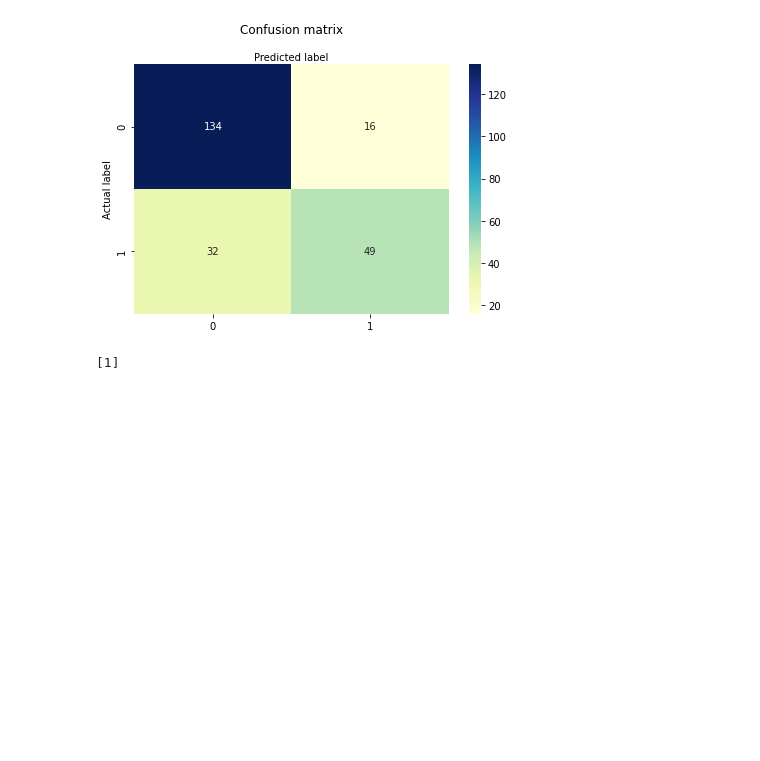
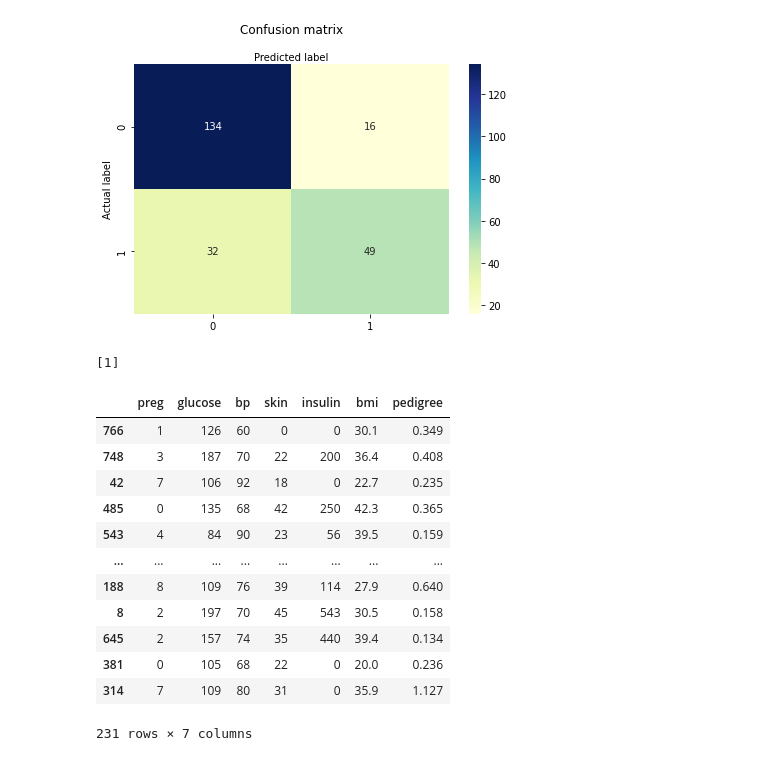
Before and after one commit to busybee23/Diabetes-Detection, a Jupyter notebook: diabetic_analysis_logistic_regression.ipynb, the cells around one changed output. Cells and saved outputs as stored; diff of their text form; code cells hidden in the pictures; blank space fills up the shorter version.

```diff
--- a/diabetic_analysis_logistic_regression.ipynb
+++ b/diabetic_analysis_logistic_regression.ipynb
@@ -125,3 +136,19 @@ model = pickle.load(open('model.pkl','rb'))
 print(model.predict([[6,148,72,35,0,33.6,0.627]]))
 # %% [output]
 [1]
+# %%
+X_test
+# %% [output]
+|  | preg | glucose | bp | skin | insulin | bmi | pedigree |
+| 766 | 1 | 126 | 60 | 0 | 0 | 30.1 | 0.349 |
+| 748 | 3 | 187 | 70 | 22 | 200 | 36.4 | 0.408 |
+| 42 | 7 | 106 | 92 | 18 | 0 | 22.7 | 0.235 |
+| 485 | 0 | 135 | 68 | 42 | 250 | 42.3 | 0.365 |
+| 543 | 4 | 84 | 90 | 23 | 56 | 39.5 | 0.159 |
+| ... | ... | ... | ... | ... | ... | ... | ... |
+| 188 | 8 | 109 | 76 | 39 | 114 | 27.9 | 0.640 |
+| 8 | 2 | 197 | 70 | 45 | 543 | 30.5 | 0.158 |
+| 645 | 2 | 157 | 74 | 35 | 440 | 39.4 | 0.134 |
+| 381 | 0 | 105 | 68 | 22 | 0 | 20.0 | 0.236 |
+| 314 | 7 | 109 | 80 | 31 | 0 | 35.9 | 1.127 |
+231 rows × 7 columns
```
Also changed, not shown: parts of 2 cells of this notebook, 1 other file.
